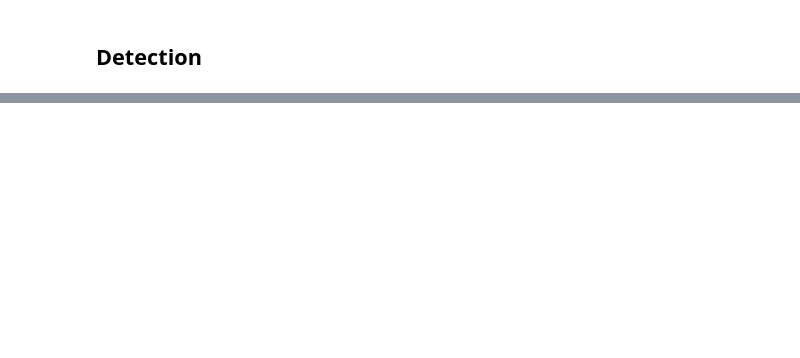
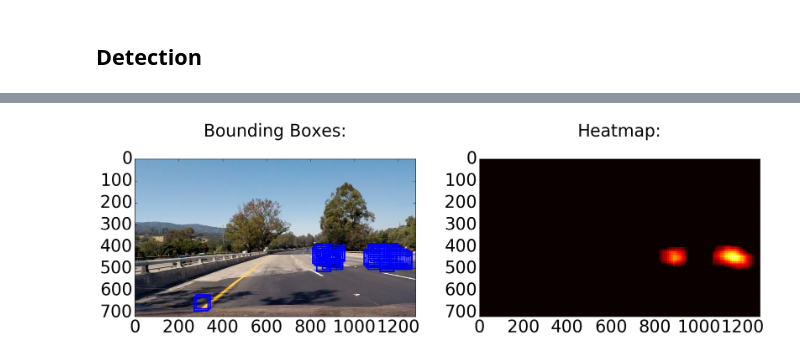
Before and after one commit to shuruiz/vehicle_detection, a Jupyter notebook: video_pipline.ipynb, the cells around one changed output, grey strips where cells are left out. Cells and saved outputs as stored; diff of their text form; code cells hidden in the pictures; blank space fills up the shorter version.

Commit message:
add video process pipline and hog feature threshold

```diff
--- a/video_pipline.ipynb
+++ b/video_pipline.ipynb
@@ -329,0 +516,39 @@ plt.savefig('output_images/sliding_windows_test4.png')
+# %%
+def add_heat(heatmap, bbox_list):
+    for box in bbox_list:
+        # Add += 1 for all pixels inside each bbox
+        heatmap[box[0][1]:box[1][1], box[0][0]:box[1][0]] += 1
+    return heatmap
+
+def apply_heat_threshold(heatmap, threshold=4):
+    heatmap[heatmap <= threshold] = 0
+    return heatmap
+
+bbdict = pickle.load( open( "output_images/bbox_pickle.p", "rb" ))
+all_bboxes = bbox_pickle["bboxes"]
+
+img = mpimg.imread('test_images/test4.jpg')
+#img = undistort(img)
+heatmap = np.zeros_like(img[:,:,0].astype(np.float))
+
+heatmap = add_heat(heatmap, all_bboxes)
+heatmap = apply_heat_threshold(heatmap)
+heatmap = np.clip(heatmap-2, 0, 255)
+
+labels = label(heatmap)
+
+#print('Cars Found: {0}'.format(labels[1]))
+
+f = plt.figure(figsize=(20, 5))
+matplotlib.rc('xtick', labelsize=30)
+matplotlib.rc('ytick', labelsize=30)
+
+plt.subplot(1, 2, 1)
+plt.imshow(window_img)
+plt.title('Bounding Boxes:\n', fontsize=30);
+plt.subplot(1, 2, 2)
+plt.imshow(heatmap, cmap='hot')
+plt.title('Heatmap:\n', fontsize=30);
+plt.savefig('output_images/heatmap.png')
+# %% [output]
+[figure, added]
```
Also changed, not shown: parts of 26 cells of this notebook.
